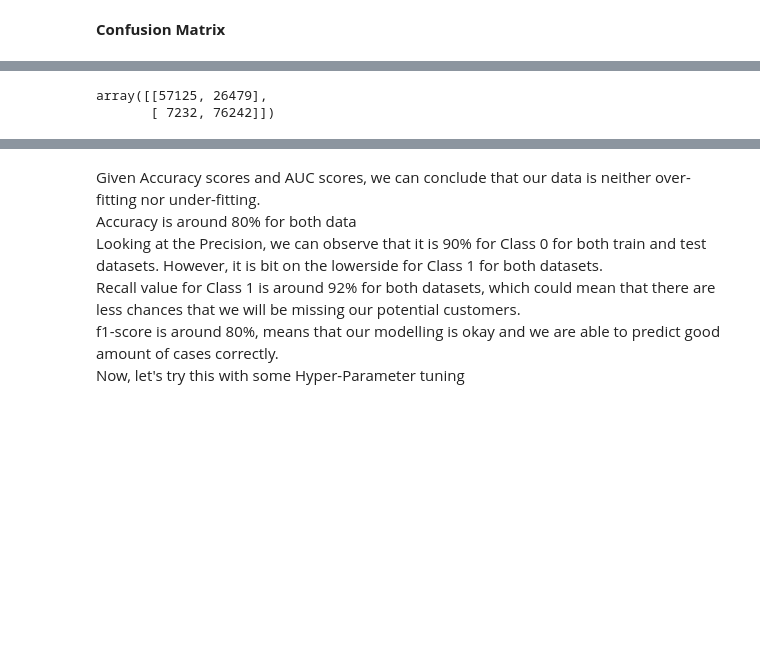
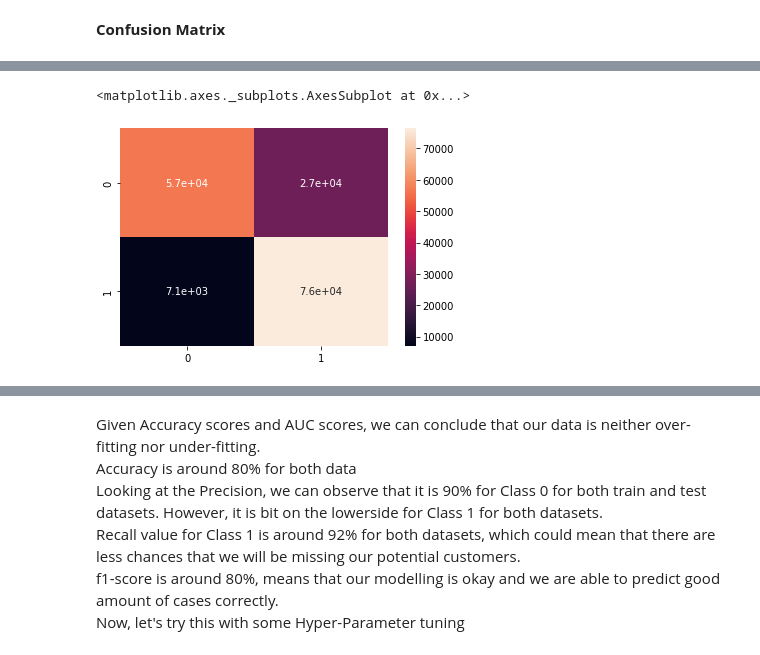
Before and after one commit to agrawalkunal2/insurance-cross_sell, a Jupyter notebook: HEALTH_INSURANCE_CROSS_SELL_PREDICTION.ipynb, the cells around one changed output, grey strips where cells are left out. Saved outputs shown, nothing was run; the diff lists cells and outputs as text; code cells hidden in the pictures; blank space fills up the shorter version.

```diff
--- a/HEALTH_INSURANCE_CROSS_SELL_PREDICTION.ipynb
+++ b/HEALTH_INSURANCE_CROSS_SELL_PREDICTION.ipynb
@@ -934,9 +950,9 @@ weighted avg       0.81      0.80      0.80    501232
 # %%
 # Confusion Matrix for test data
-confusion_matrix(y_test,log_ytest_predict)
+sns.heatmap(confusion_matrix(y_test,log_ytest_predict), annot= True)
 # %% [output]
-array([[57125, 26479],
-       [ 7232, 76242]])
+<matplotlib.axes._subplots.AxesSubplot at 0x...>
+[figure, added]
 # %%
 # Classification Report for Test
 print(classification_report(y_test,log_ytest_predict))
```
Also changed, not shown: parts of 52 cells of this notebook.
